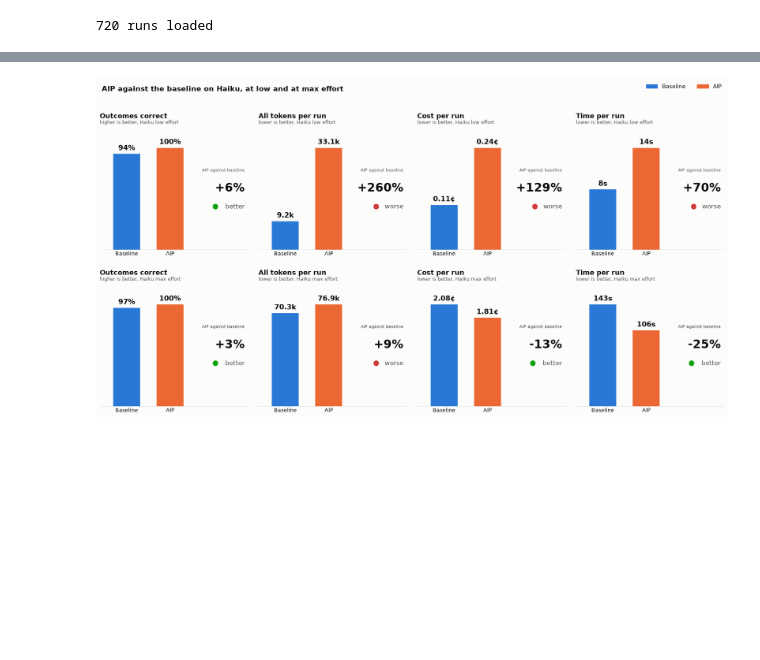
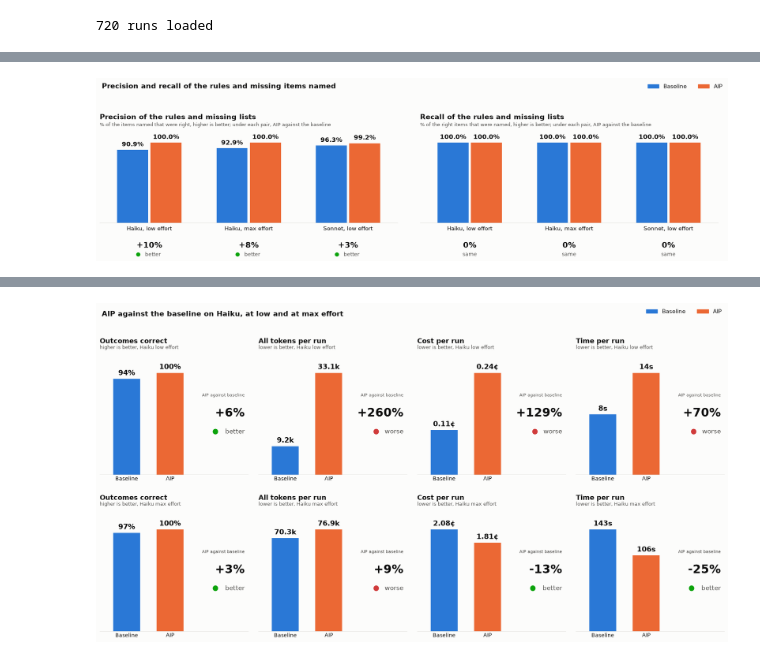
Before and after one commit to zach-blumenfeld/graph-memory-system-one-demo, a Jupyter notebook: loan-bench-aip-demo/analysis.ipynb, the cells around one changed output, grey strips where cells are left out. Saved outputs shown, nothing was run; the diff lists cells and outputs as text; code cells hidden in the pictures; blank space fills up the shorter version.

```diff
--- a/loan-bench-aip-demo/analysis.ipynb
+++ b/loan-bench-aip-demo/analysis.ipynb
@@ -429,0 +593,4 @@ print(f"{len(runs)} runs loaded")
+# %%
+variants_figure(["precision", "recall"], "Precision and recall of the rules and missing items named", "precision-recall.png", columns=2)
+# %% [output]
+[figure, added]
```
Also changed, not shown: parts of 59 cells of this notebook, 6 other files.
